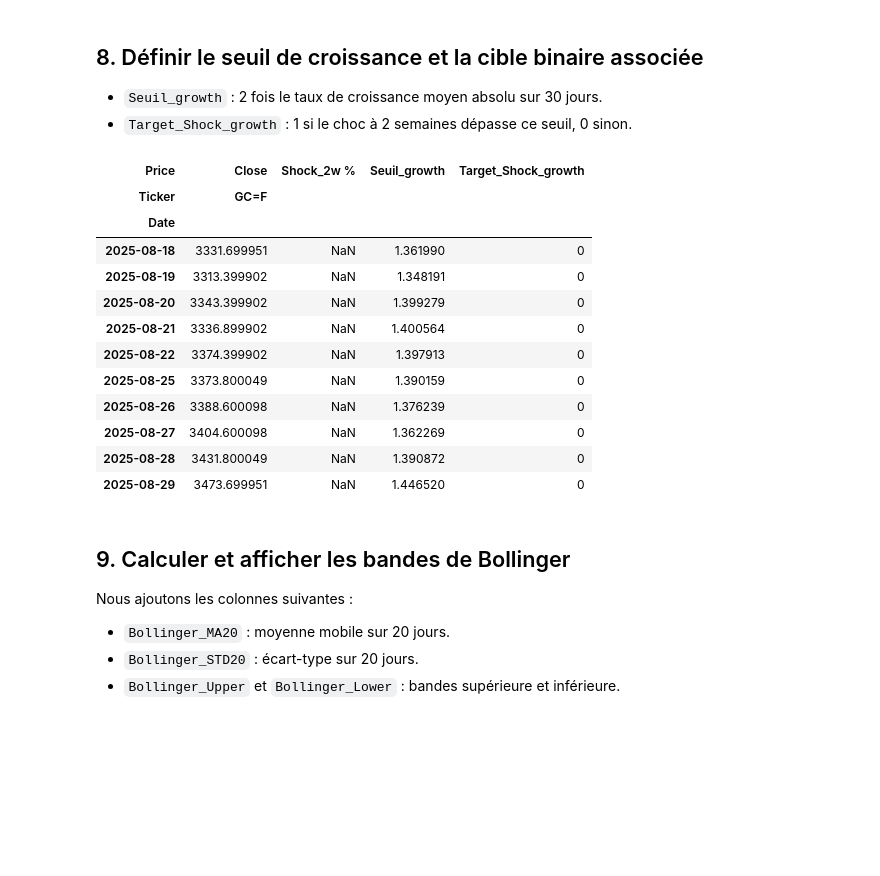
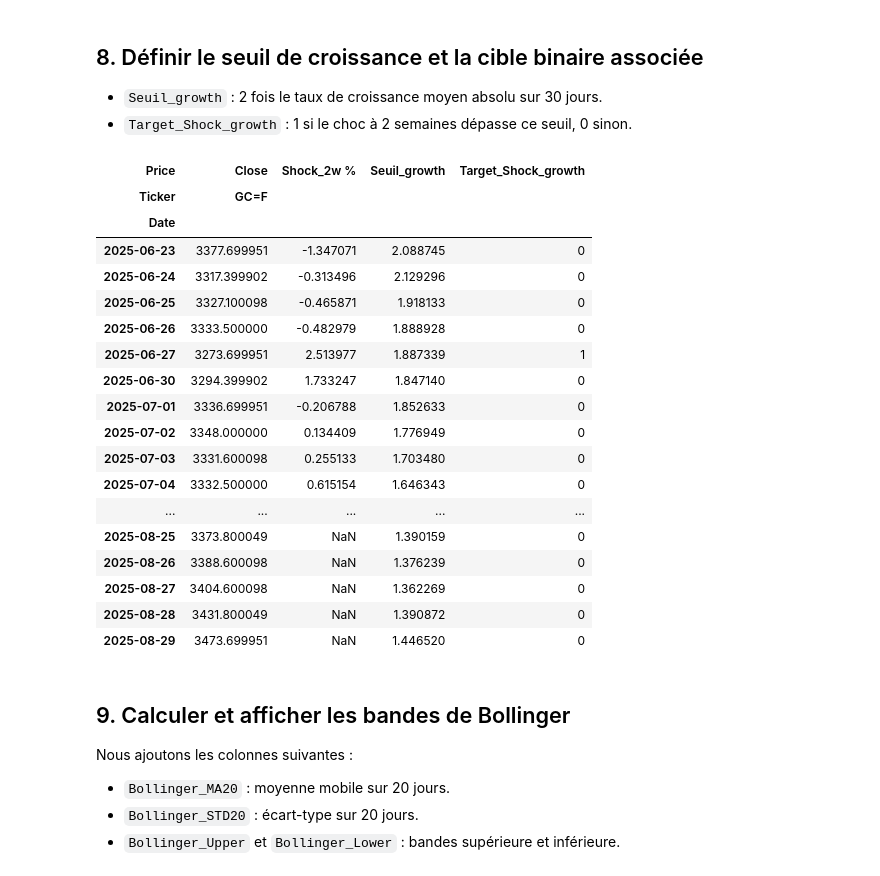
Before and after one commit to florent2905/Python-Project, a Jupyter notebook: Jupyter project.ipynb, the cells around one changed output. Saved outputs shown, nothing was run; the diff lists cells and outputs as text; code cells hidden in the pictures; blank space fills up the shorter version.

```diff
--- a/Jupyter project.ipynb
+++ b/Jupyter project.ipynb
@@ -142,16 +148,22 @@ gold[['Daily Change %', 'MeanGrowth_30d']].tail(10)
 # %%
 gold['Seuil_growth'] = 2 * gold['MeanGrowth_30d']
 gold['Target_Shock_growth'] = (gold['Shock_2w %'].abs() >= gold['Seuil_growth']).astype(int)
-gold[['Close', 'Shock_2w %', 'Seuil_growth', 'Target_Shock_growth']].tail(10)
+gold[['Close', 'Shock_2w %', 'Seuil_growth', 'Target_Shock_growth']].tail(50)
 # %% [output]
 | Price | Close | Shock_2w % | Seuil_growth | Target_Shock_growth |
 | Ticker | GC=F |  |  |  |
 | Date |  |  |  |  |
-| 2025-08-18 | 3331.699951 | NaN | 1.361990 | 0 |
-| 2025-08-19 | 3313.399902 | NaN | 1.348191 | 0 |
-| 2025-08-20 | 3343.399902 | NaN | 1.399279 | 0 |
-| 2025-08-21 | 3336.899902 | NaN | 1.400564 | 0 |
-| 2025-08-22 | 3374.399902 | NaN | 1.397913 | 0 |
+| 2025-06-23 | 3377.699951 | -1.347071 | 2.088745 | 0 |
+| 2025-06-24 | 3317.399902 | -0.313496 | 2.129296 | 0 |
+| 2025-06-25 | 3327.100098 | -0.465871 | 1.918133 | 0 |
+| 2025-06-26 | 3333.500000 | -0.482979 | 1.888928 | 0 |
+| 2025-06-27 | 3273.699951 | 2.513977 | 1.887339 | 1 |
+| 2025-06-30 | 3294.399902 | 1.733247 | 1.847140 | 0 |
+| 2025-07-01 | 3336.699951 | -0.206788 | 1.852633 | 0 |
+| 2025-07-02 | 3348.000000 | 0.134409 | 1.776949 | 0 |
+| 2025-07-03 | 3331.600098 | 0.255133 | 1.703480 | 0 |
+| 2025-07-04 | 3332.500000 | 0.615154 | 1.646343 | 0 |
+| ... | ... | ... | ... | ... |
 | 2025-08-25 | 3373.800049 | NaN | 1.390159 | 0 |
 | 2025-08-26 | 3388.600098 | NaN | 1.376239 | 0 |
 | 2025-08-27 | 3404.600098 | NaN | 1.362269 | 0 |
```
Also changed, not shown: parts of 3 cells of this notebook.
